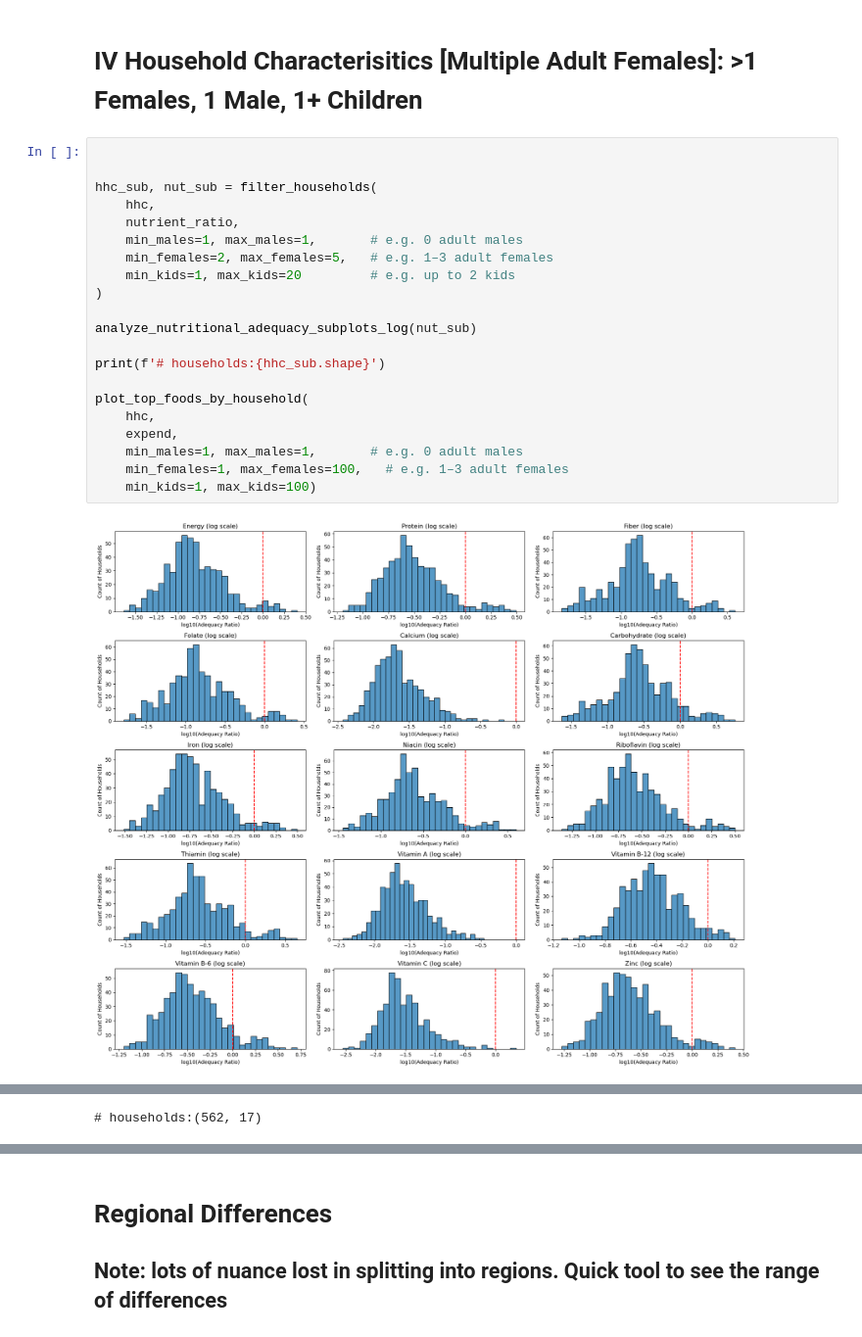
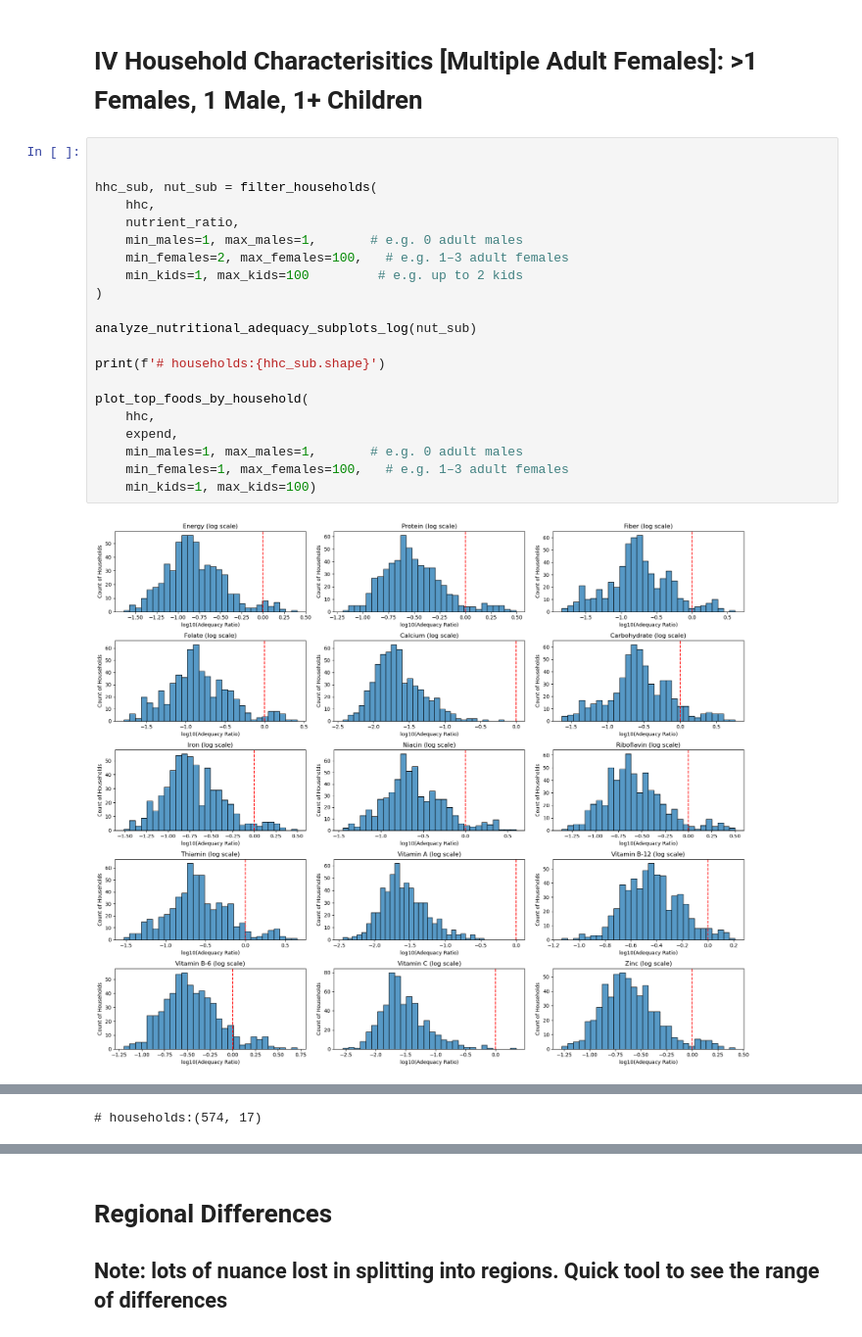
Before and after one commit to reilyfairchild/EEP153-Project-3, a Jupyter notebook: Senegal_Project_3.ipynb, the cells around one changed output, grey strips where cells are left out. Shown at 98% size. Drawn from its saved outputs; the diff is of its cells as text.

```diff
--- a/Senegal_Project_3.ipynb
+++ b/Senegal_Project_3.ipynb
@@ -1282,25 +1282,25 @@ print(f'# households:{hhc_sub.shape}')
 # %%
 
 
 hhc_sub, nut_sub = filter_households(
     hhc,
     nutrient_ratio,
     min_males=1, max_males=1,       # e.g. 0 adult males
-    min_females=2, max_females=5,   # e.g. 1–3 adult females
-    min_kids=1, max_kids=20         # e.g. up to 2 kids
+    min_females=2, max_females=100,   # e.g. 1–3 adult females
+    min_kids=1, max_kids=100         # e.g. up to 2 kids
 )
 
 analyze_nutritional_adequacy_subplots_log(nut_sub)
 
 print(f'# households:{hhc_sub.shape}')
 
 plot_top_foods_by_household(
     hhc,
     expend,
     min_males=1, max_males=1,       # e.g. 0 adult males
     min_females=1, max_females=100,   # e.g. 1–3 adult females
     min_kids=1, max_kids=100)
 # %% [output]
-[figure, old version]
+[figure, new version]
 [figure]
-# households:(562, 17)
+# households:(574, 17)
```
Also changed, not shown: parts of 8 cells of this notebook.
